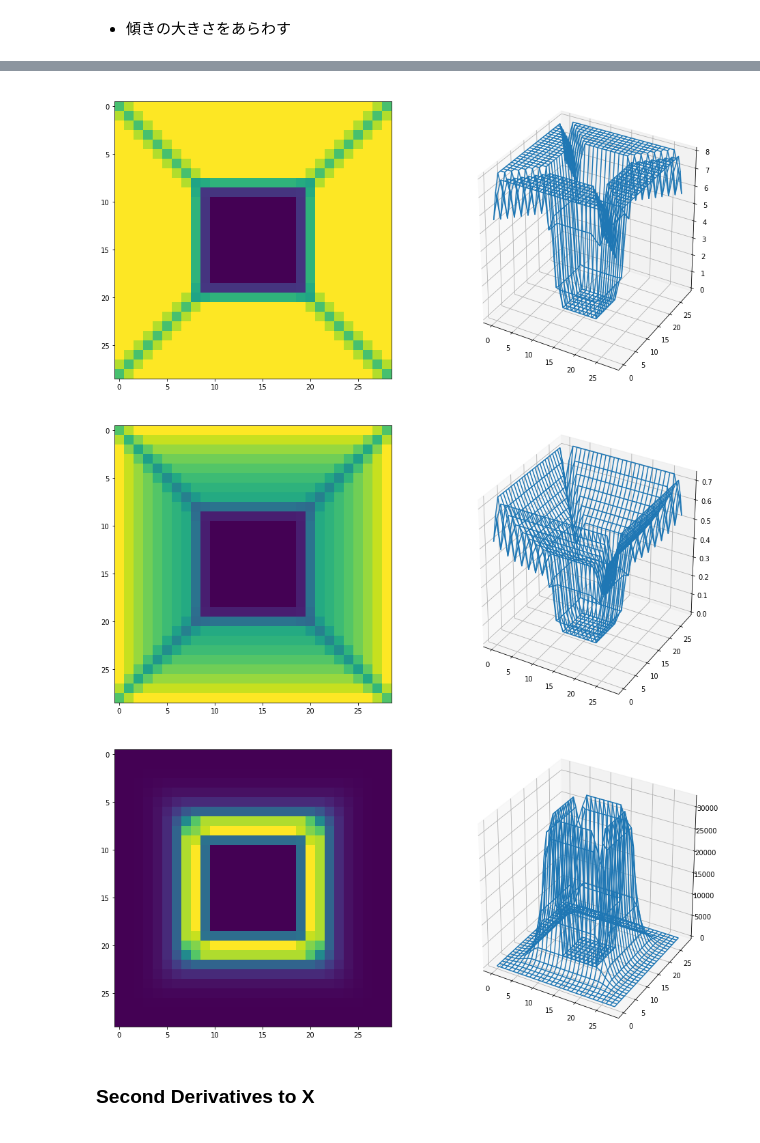
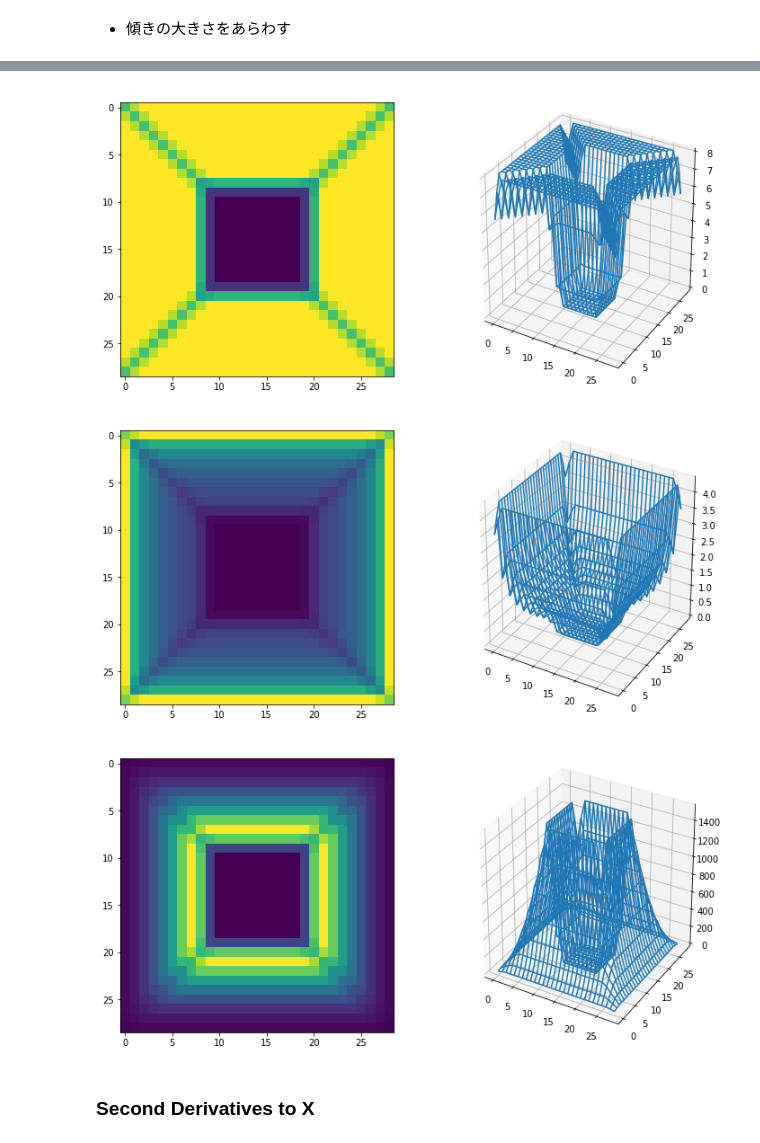
Before and after one commit to satoshi30/machine_learnings, a Jupyter notebook: Kaggle/Statoil:C-CORE_IcebergClassifierChallenge/transforming_images_scipy_convolve2d.ipynb, the cells around one changed output, grey strips where cells are left out. Saved outputs shown, nothing was run; the diff lists cells and outputs as text; code cells hidden in the pictures.

```diff
--- a/Kaggle/Statoil:C-CORE_IcebergClassifierChallenge/transforming_images_scipy_convolve2d.ipynb
+++ b/Kaggle/Statoil:C-CORE_IcebergClassifierChallenge/transforming_images_scipy_convolve2d.ipynb
@@ -64,7 +64,7 @@ output_22
 ## plot_examples
 # %%
 def satellite(array):
-    fig = plt.figure(figsize=(16, 8))
+    fig = plt.figure(figsize=(12, 6))
     ax = fig.add_subplot(1, 2, 1)
     ax.imshow(array)
     ax = fig.add_subplot(1, 2, 2, projection='3d')
@@ -73,9 +73,9 @@ def satellite(array):
     plt.show()
 # %%
 pixel = 31
-map_array = np.zeros(pixel)
+neutral_array = np.zeros(pixel)
 a = np.zeros(pixel)
 for i in range(pixel//2):
     a[i+1:-(i+1)] += 1
-    map_array = np.vstack([map_array, a])
-map_array = np.minimum(np.vstack([map_array, np.flipud(map_array)[1:]]), pixel / 2 * 0.6)
+    neutral_array = np.vstack([neutral_array, a])
+neutral_array = np.minimum(np.vstack([neutral_array, np.flipud(neutral_array)[1:]]), pixel / 2 * 0.6)
@@ -90,0 +93,4 @@ satellite(noise_array)
+# %%
+# log
+log_array = np.log(neutral_array+1)
+satellite(log_array)
@@ -149,27 +191,27 @@ satellite(gradient_magnitude)
 # %%
 # neutral
-arrx = signal.convolve2d(map_array, xder, mode='valid')
-arry = signal.convolve2d(map_array, yder, mode='valid')
+arrx = signal.convolve2d(neutral_array, xder, mode='valid')
+arry = signal.convolve2d(neutral_array, yder, mode='valid')
 gradient_magnitude = np.hypot(arrx, arry)
 satellite(gradient_magnitude)
 # %% [output]
-[figure, old version]
+[figure, new version]
 # %%
 # log
-arrx = signal.convolve2d(np.log(map_array+10), xder, mode='valid')
-arry = signal.convolve2d(np.log(map_array+10), yder, mode='valid')
+arrx = signal.convolve2d(log_array, xder, mode='valid')
+arry = signal.convolve2d(log_array, yder, mode='valid')
 gradient_magnitude = np.hypot(arrx, arry)
 satellite(gradient_magnitude)
 # %% [output]
-[figure, old version]
+[figure, new version]
 # %%
 # exp
-arrx = signal.convolve2d(np.exp(map_array), xder, mode='valid')
-arry = signal.convolve2d(np.exp(map_array), yder, mode='valid')
+arrx = signal.convolve2d(exp_array, xder, mode='valid')
+arry = signal.convolve2d(exp_array, yder, mode='valid')
 gradient_magnitude = np.hypot(arrx, arry)
 satellite(gradient_magnitude)
 # %% [output]
-[figure, old version]
+[figure, new version]
 # %% [markdown]
 ### Second Derivatives to X
 # %% [markdown]
```
Also changed, not shown: parts of 36 cells of this notebook.
